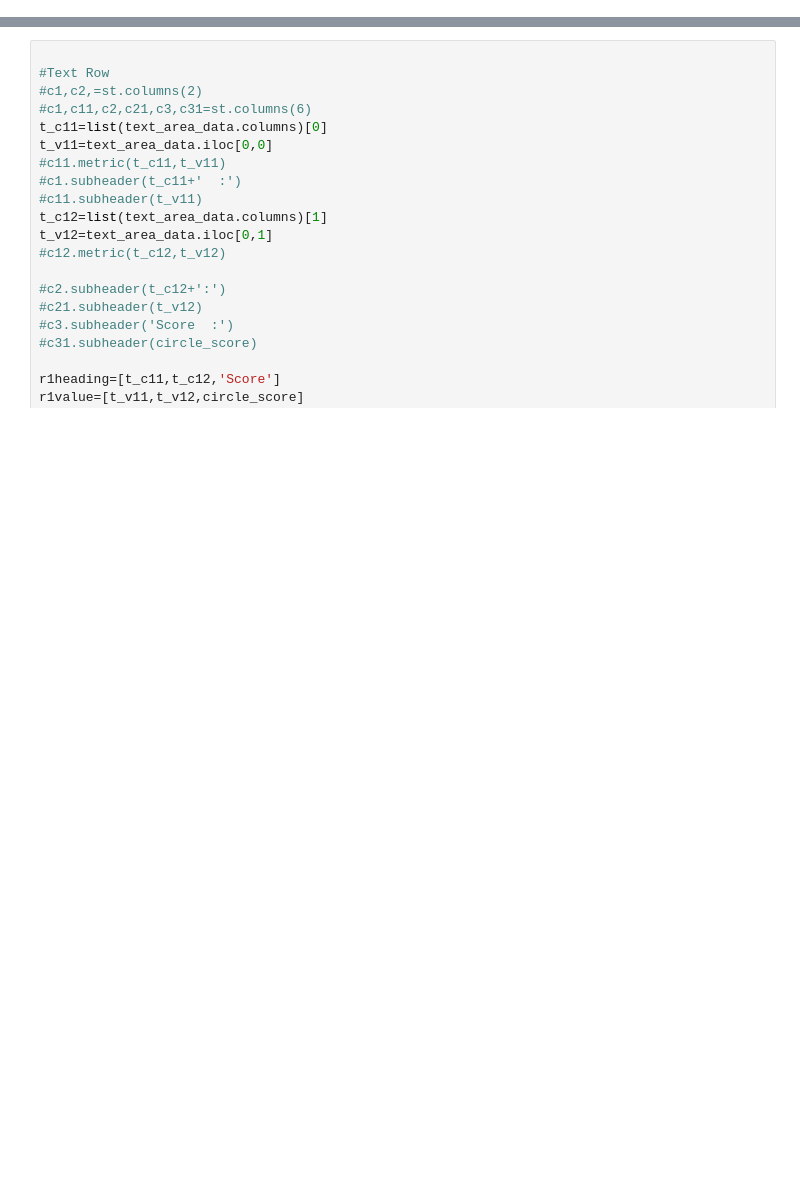
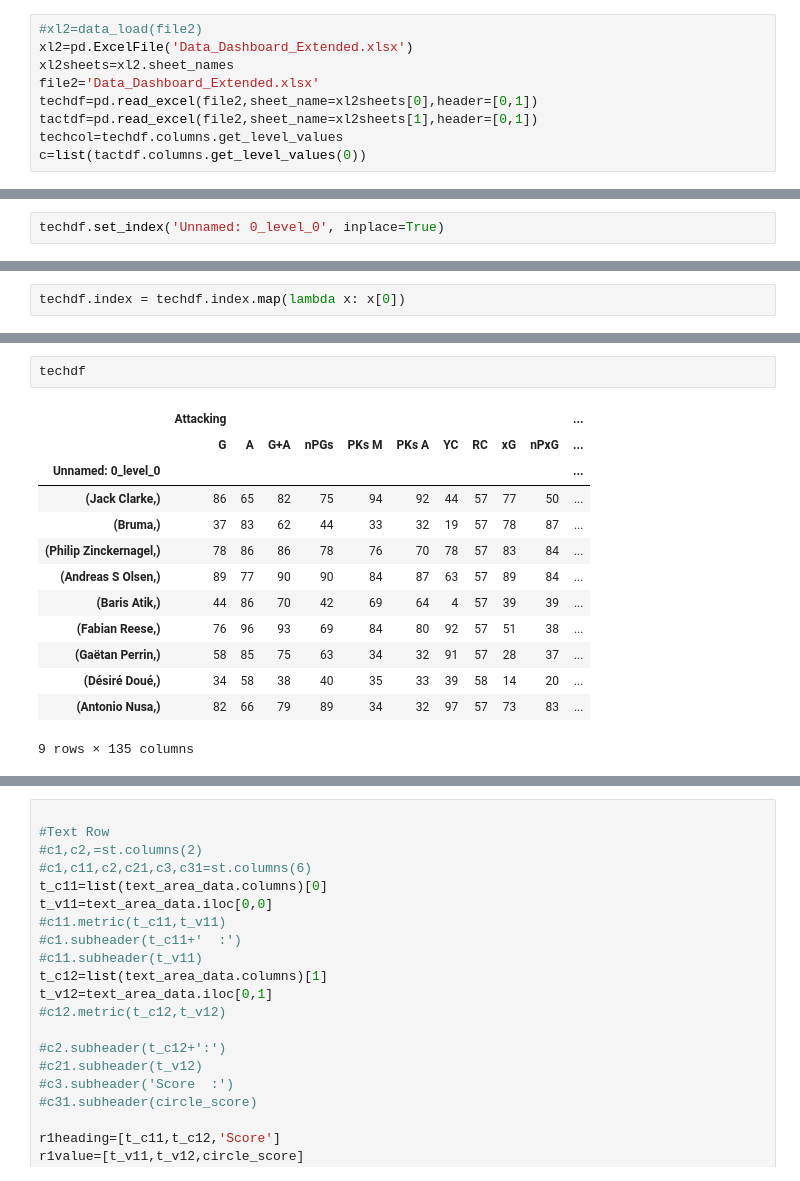
Before and after one commit to Senthilabi/Pandas_practice, a Jupyter notebook: Untitled1.ipynb, the cells around one changed output, grey strips where cells are left out. Saved outputs shown, nothing was run; the diff lists cells and outputs as text; blank space fills up the shorter version.

```diff
--- a/Untitled1.ipynb
+++ b/Untitled1.ipynb
@@ -0,0 +3,9 @@
+# %%
+#xl2=data_load(file2)
+xl2=pd.ExcelFile('Data_Dashboard_Extended.xlsx')
+xl2sheets=xl2.sheet_names
+file2='Data_Dashboard_Extended.xlsx'
+techdf=pd.read_excel(file2,sheet_name=xl2sheets[0],header=[0,1])
+tactdf=pd.read_excel(file2,sheet_name=xl2sheets[1],header=[0,1])
+techcol=techdf.columns.get_level_values
+c=list(tactdf.columns.get_level_values(0))
@@ -0,0 +42,2 @@
+# %%
+techdf.set_index('Unnamed: 0_level_0', inplace=True)
@@ -0,0 +57,2 @@
+# %%
+techdf.index = techdf.index.map(lambda x: x[0])
@@ -0,0 +112,16 @@
+# %%
+techdf
+# %% [output]
+|  | Attacking |  |  |  |  |  |  |  |  |  | ... |
+|  | G | A | G+A | nPGs | PKs M | PKs A | YC | RC | xG | nPxG | ... |
+| Unnamed: 0_level_0 |  |  |  |  |  |  |  |  |  |  | ... |
+| (Jack Clarke,) | 86 | 65 | 82 | 75 | 94 | 92 | 44 | 57 | 77 | 50 | ... |
+| (Bruma,) | 37 | 83 | 62 | 44 | 33 | 32 | 19 | 57 | 78 | 87 | ... |
+| (Philip Zinckernagel,) | 78 | 86 | 86 | 78 | 76 | 70 | 78 | 57 | 83 | 84 | ... |
+| (Andreas S Olsen,) | 89 | 77 | 90 | 90 | 84 | 87 | 63 | 57 | 89 | 84 | ... |
+| (Baris Atik,) | 44 | 86 | 70 | 42 | 69 | 64 | 4 | 57 | 39 | 39 | ... |
+| (Fabian Reese,) | 76 | 96 | 93 | 69 | 84 | 80 | 92 | 57 | 51 | 38 | ... |
+| (Gaëtan Perrin,) | 58 | 85 | 75 | 63 | 34 | 32 | 91 | 57 | 28 | 37 | ... |
+| (Désiré Doué,) | 34 | 58 | 38 | 40 | 35 | 33 | 39 | 58 | 14 | 20 | ... |
+| (Antonio Nusa,) | 82 | 66 | 79 | 89 | 34 | 32 | 97 | 57 | 73 | 83 | ... |
+9 rows × 135 columns
```
Also changed, not shown: parts of 16 cells of this notebook, 3 other files.
